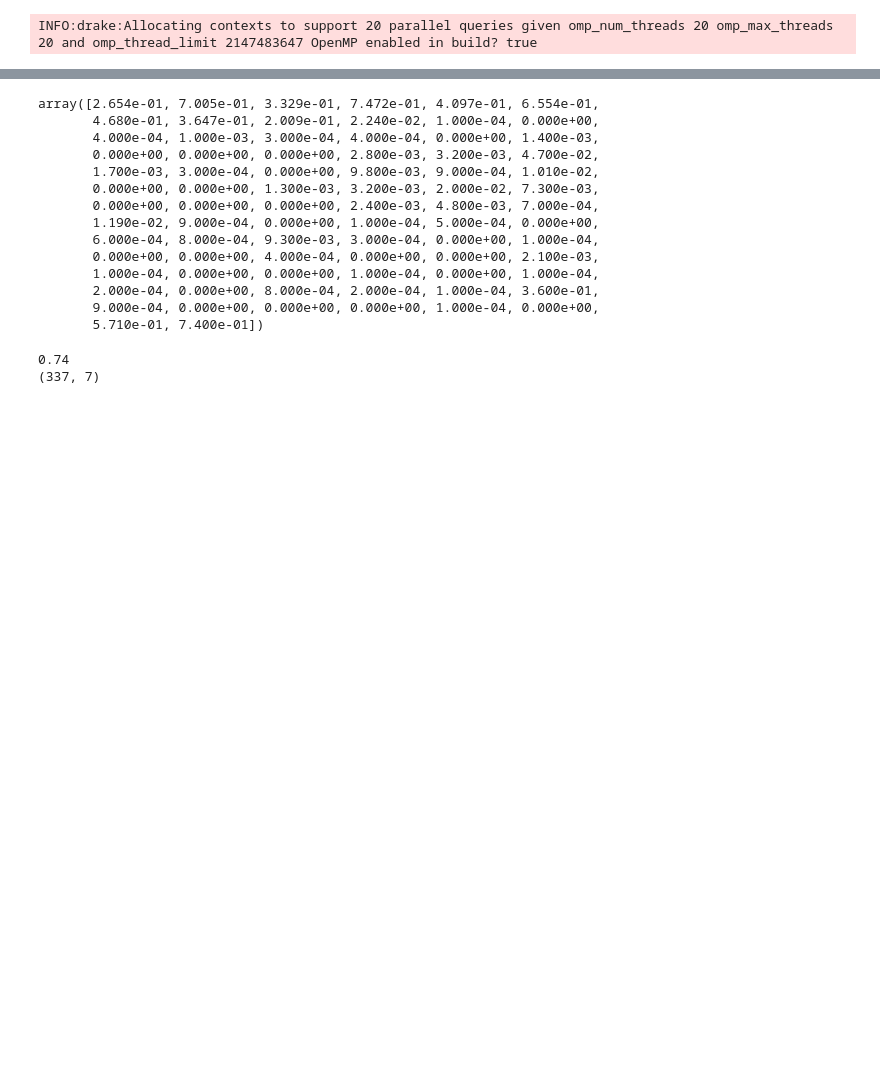
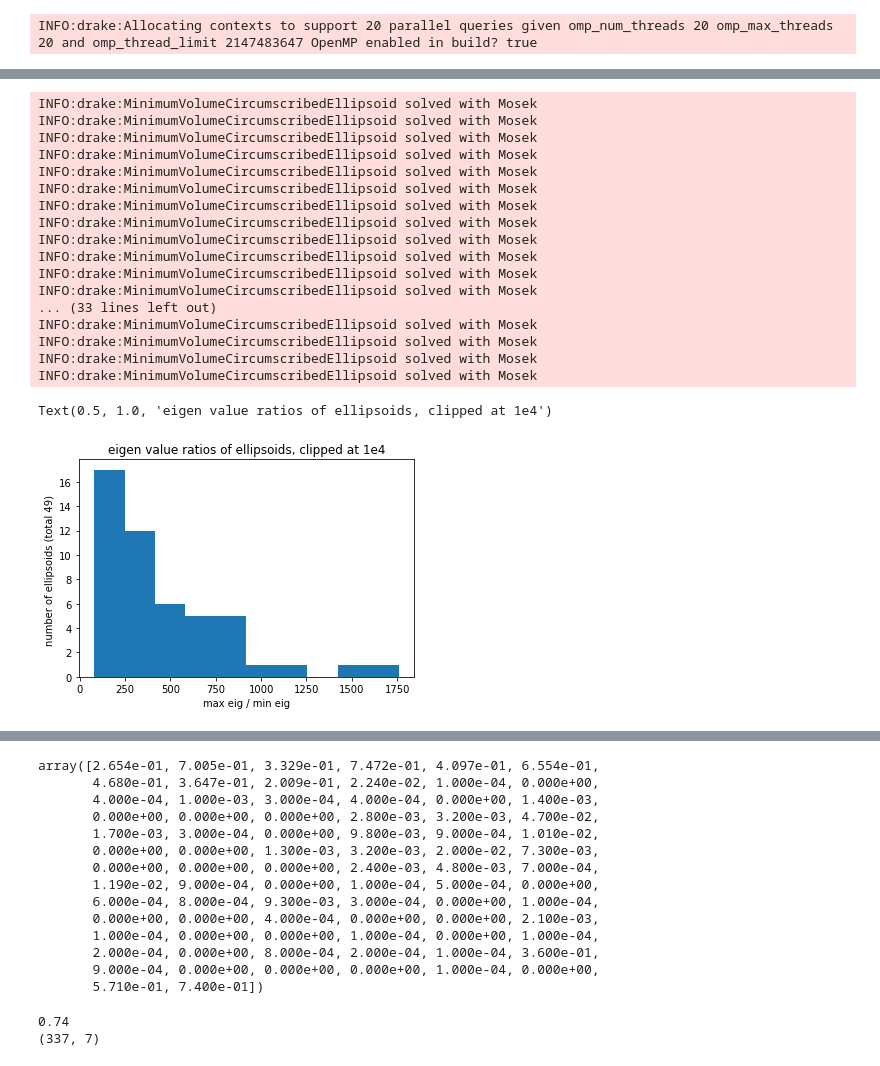
Before and after one commit to wernerpe/cvisiris_examples, a Jupyter notebook: 7dof_bins_gcs.ipynb, the cells around one changed output, grey strips where cells are left out. Cells and saved outputs as stored; diff of their text form; code cells hidden in the pictures; blank space fills up the shorter version.

```diff
--- a/7dof_bins_gcs.ipynb
+++ b/7dof_bins_gcs.ipynb
@@ -336,10 +409,12 @@ for q, t in zip(q_obj, t_obj):
 # %%
-t_tot = np.concatenate(tuple(t_obj), axis=0)
-q_tot = np.concatenate(tuple(q_obj))
+t_tot = np.concatenate(tuple(t_dense_obj), axis=0)
+q_tot = np.concatenate(tuple(q_dense_obj))
 cliques_tot = []
 offset = 0
 for i, c in enumerate(cliques_obj):
     if i>0:
-        offset+= len(q_obj[i-1])
+        offset+= len(q_dense_obj[i-1])
     cliques_tot += [cl + offset for cl in c]
-#plot_points(meshcat, t_tot, 'allsamp', size=0.005)
+# #plot_points(meshcat, t_tot, 'allsamp', size=0.005)
+# with open('cliques_tot.pkl', 'wb') as f:
+#     pickle.dump({'cliques_tot': cliques_tot, 'q_tot': q_tot, 't_tot': t_tot}, f)
@@ -345,0 +425,50 @@ for i, c in enumerate(cliques_obj):
+# %%
+ells = []
+for c in cliques_tot:
+    clique_points = q_tot[c]
+    ells +=  [Hyperellipsoid.MinimumVolumeCircumscribedEllipsoid(clique_points.T)]
+min_eigs = []
+max_eigs = []
+ratios = []
+
+for e in ells:
+    eigs = np.linalg.eig(e.A()@e.A().T)[0]
+    if len(eigs) <7:
+        maxe = 1e4
+        ratio = 1e4
+        mine =1
+    else:
+        maxe = np.max(eigs)
+        mine = np.min(eigs)
+        ratio = maxe/mine
+    ratios += [ratio]
+    min_eigs +=[mine]
+    max_eigs +=[maxe]
+
+import matplotlib.pyplot as plt
+
+plt.figure()
+bins = plt.hist(np.clip(ratios,a_min = 0, a_max = 1e4))
+plt.xlabel('max eig / min eig')
+plt.ylabel(f"number of ellipsoids (total {len(ratios)}) ")
+plt.title('eigen value ratios of ellipsoids, clipped at 1e4')
+# %% [output]
+INFO:drake:MinimumVolumeCircumscribedEllipsoid solved with Mosek
+INFO:drake:MinimumVolumeCircumscribedEllipsoid solved with Mosek
+INFO:drake:MinimumVolumeCircumscribedEllipsoid solved with Mosek
+INFO:drake:MinimumVolumeCircumscribedEllipsoid solved with Mosek
+INFO:drake:MinimumVolumeCircumscribedEllipsoid solved with Mosek
+INFO:drake:MinimumVolumeCircumscribedEllipsoid solved with Mosek
+INFO:drake:MinimumVolumeCircumscribedEllipsoid solved with Mosek
+INFO:drake:MinimumVolumeCircumscribedEllipsoid solved with Mosek
+INFO:drake:MinimumVolumeCircumscribedEllipsoid solved with Mosek
+INFO:drake:MinimumVolumeCircumscribedEllipsoid solved with Mosek
+INFO:drake:MinimumVolumeCircumscribedEllipsoid solved with Mosek
+INFO:drake:MinimumVolumeCircumscribedEllipsoid solved with Mosek
+... (33 lines left out)
+INFO:drake:MinimumVolumeCircumscribedEllipsoid solved with Mosek
+INFO:drake:MinimumVolumeCircumscribedEllipsoid solved with Mosek
+INFO:drake:MinimumVolumeCircumscribedEllipsoid solved with Mosek
+INFO:drake:MinimumVolumeCircumscribedEllipsoid solved with Mosek
+Text(0.5, 1.0, 'eigen value ratios of ellipsoids, clipped at 1e4')
+[figure, added]
```
Also changed, not shown: parts of 53 cells of this notebook, 9 other files.
